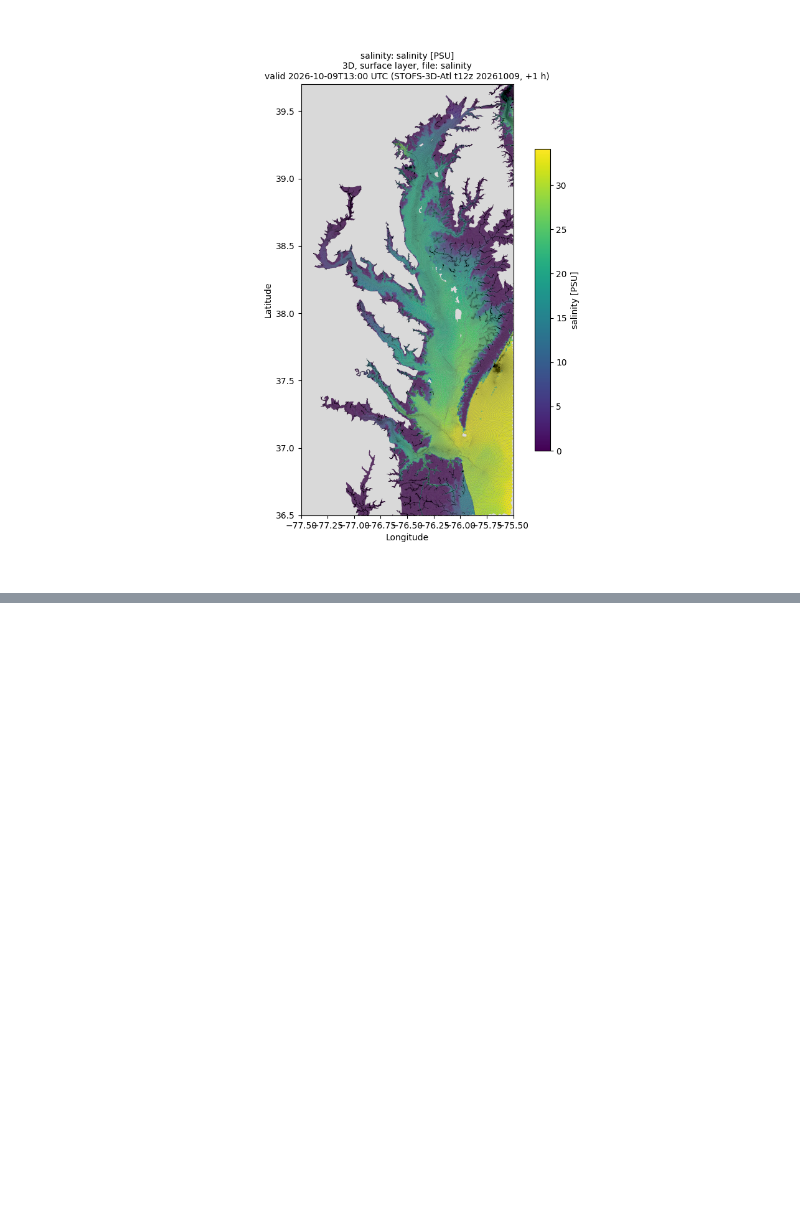
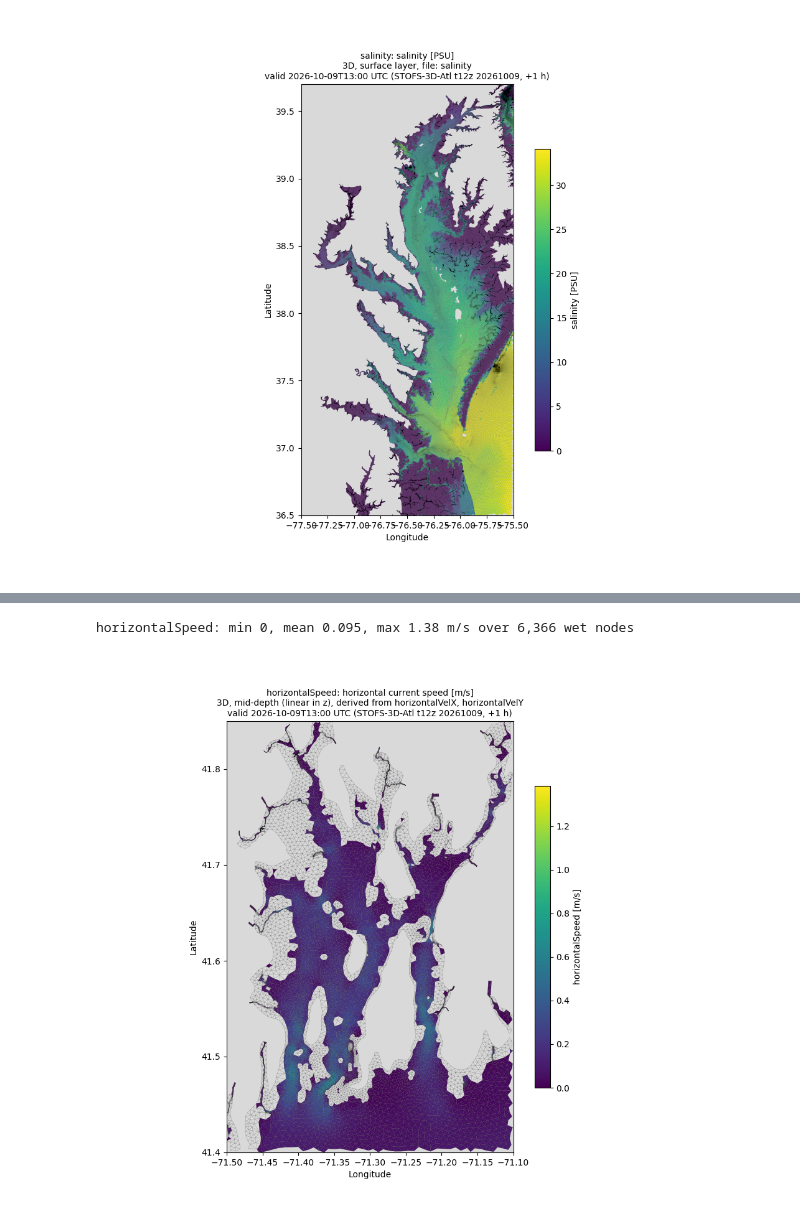
Before and after one commit to AtiehAlipour-NOAA/STOFS-Observer, a Jupyter notebook: notebooks/stofs_3d_tutorial.ipynb, the cells around one changed output, grey strips where cells are left out. Drawn from its saved outputs; the diff is of its cells as text; code cells hidden in the pictures; blank space fills up the shorter version.

Commit message:
Adding midpoint to stofs tutorial

```diff
--- a/notebooks/stofs_3d_tutorial.ipynb
+++ b/notebooks/stofs_3d_tutorial.ipynb
@@ -643,0 +660,18 @@ salinity: min 0, mean 11.5, max 34.1 PSU over 232,339 wet nodes
+# %%
+# Example:
+VARIABLE   = "horizontalSpeed"
+SEGMENT    = "f001_012"
+TIME_INDEX = 0
+LAYER      = "middepth"           #  options; middepth" ","surface", "bottom", 0..48 still work
+BBOX       = (-71.50, -71.10, 41.40, 41.85)   # Narragansett Bay
+ZOOM       = None
+SHOW_MESH  = True
+FILL       = "elements"
+CMAP       = "viridis"
+VMIN, VMAX = 0, None
+
+fig = plot_stofs(VARIABLE, segment=SEGMENT, time_index=TIME_INDEX, layer=LAYER, bbox=BBOX,
+                 zoom=ZOOM, show_mesh=SHOW_MESH, cmap=CMAP, vmin=VMIN, vmax=VMAX, fill=FILL)
+# %% [output]
+horizontalSpeed: min 0, mean 0.095, max 1.38 m/s over 6,366 wet nodes
+[figure, added]
```
Also changed, not shown: parts of 5 cells of this notebook.
